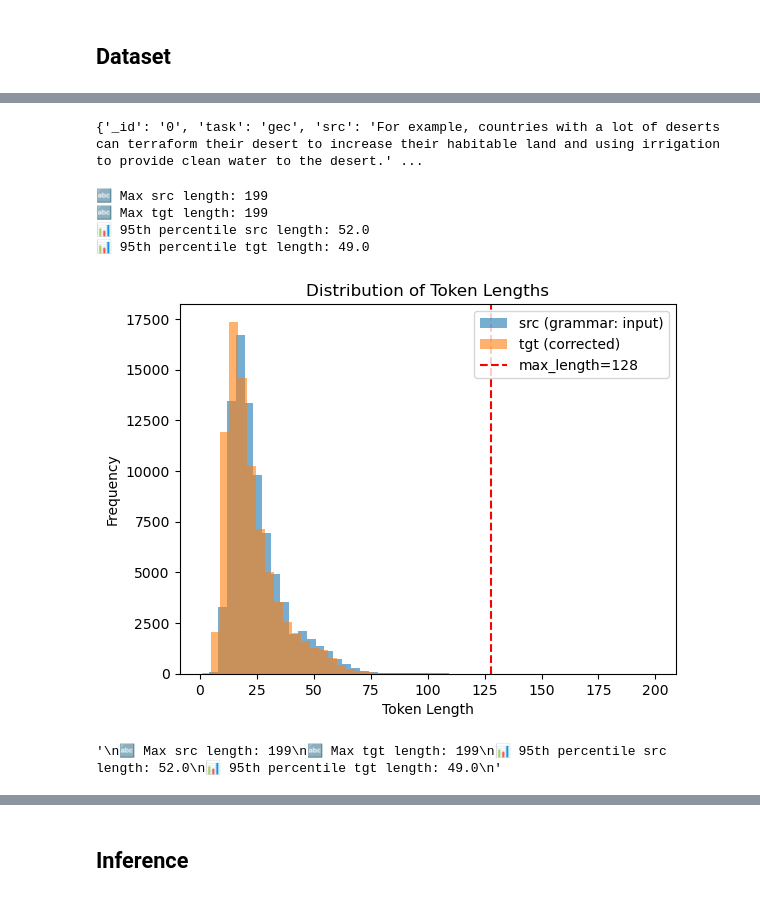
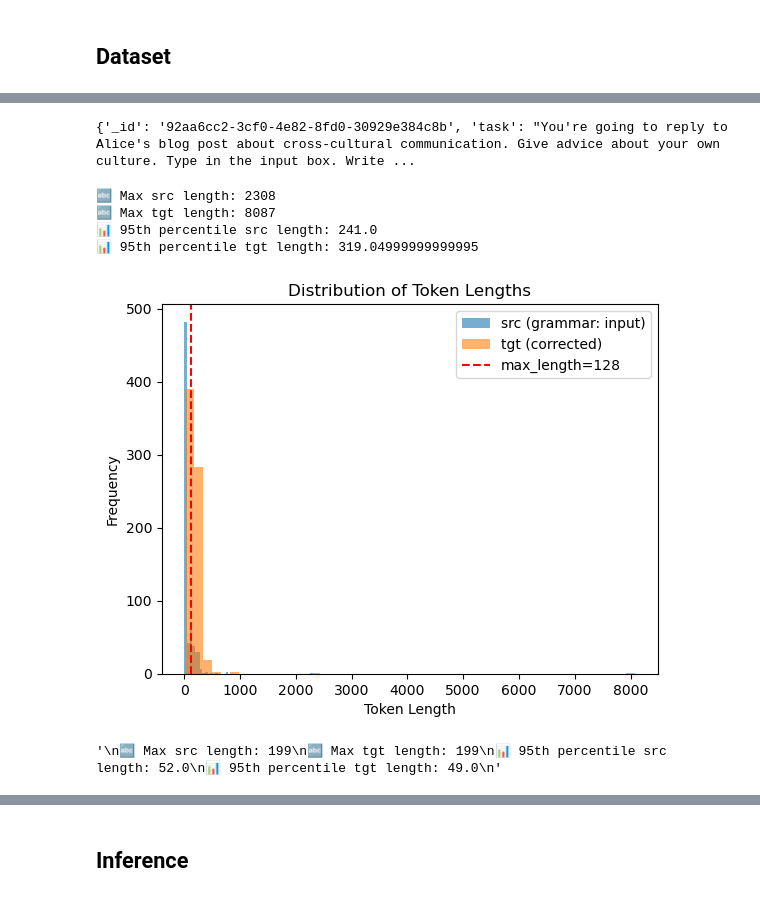
Before and after one commit to kamelnebhi/llm_fine_tuning, a Jupyter notebook: slm/gec_fine_tuning/t5_trainer.ipynb, the cells around one changed output, grey strips where cells are left out. Saved outputs shown, nothing was run; the diff lists cells and outputs as text; code cells hidden in the pictures.

```diff
--- a/slm/gec_fine_tuning/t5_trainer.ipynb
+++ b/slm/gec_fine_tuning/t5_trainer.ipynb
@@ -112,0 +117,5 @@ Inference time: 0.415 seconds
+# %%
+df = pd.read_csv("writing_corrections_2024-12-17_17_23_54_n=1000.csv")
+# %%
+df = df[["writing_id", "activity_instructions", "writing_content", "corrected_writing"]]
+df.head()
@@ -112,0 +129,24 @@ Inference time: 0.415 seconds
+# %%
+from datasets import Dataset, DatasetDict
+
+from datasets import Dataset, DatasetDict
+
+df_hf = df.rename(columns={
+    "writing_id": "_id",
+    "activity_instructions": "task",
+    "writing_content": "src",
+    "corrected_writing": "tgt"
+})
+
+dataset = Dataset.from_pandas(df_hf, preserve_index=False)
+
+split1 = dataset.train_test_split(test_size=0.3, seed=42)  # 70% train, 30% remaining
+split2 = split1['test'].train_test_split(test_size=0.5, seed=42)  # 15% val, 15% test
+
+ds_ft = DatasetDict({
+    "train": split1['train'],
+    "validation": split2['train'],
+    "test": split2['test']
+})
+
+print(ds_ft)
@@ -170,46 +218,46 @@ def fix(example):
     return example
 
 # Apply the cleaning function
-ds["train"] = ds["train"].map(fix)
+ds_ft["train"] = ds_ft["train"].map(fix)
 # %%
-print(ds["train"][0])
+print(ds_ft["train"][0])
 # %% [output]
-{'_id': '0', 'task': 'gec', 'src': 'For example, countries with a lot of deserts can terraform their desert to increase their habitable land and using irrigation to provide clean water to the desert.' ...
+{'_id': '92aa6cc2-3cf0-4e82-8fd0-30929e384c8b', 'task': "You're going to reply to Alice's blog post about cross-cultural communication. Give advice about your own culture. Type in the input box. Write ...
 # %%
 import numpy as np
 import matplotlib.pyplot as plt
 
 # Calculate lengths
-src_lengths = [len(tokenizer.encode("grammar: " + x["src"])) for x in ds["train"]]
-tgt_lengths = [len(tokenizer.encode(x["tgt"])) for x in ds["train"]]
+src_lengths = [len(tokenizer.encode("grammar: " + x["src"])) for x in ds_ft["train"]]
+tgt_lengths = [len(tokenizer.encode(x["tgt"])) for x in ds_ft["train"]]
 
 # Stats
 print(f"🔤 Max src length: {max(src_lengths)}")
 print(f"🔤 Max tgt length: {max(tgt_lengths)}")
 print(f"📊 95th percentile src length: {np.percentile(src_lengths, 95)}")
 print(f"📊 95th percentile tgt length: {np.percentile(tgt_lengths, 95)}")
 
 # Optional: Plot histograms
 plt.hist(src_lengths, bins=50, alpha=0.6, label='src (grammar: input)')
 plt.hist(tgt_lengths, bins=50, alpha=0.6, label='tgt (corrected)')
 plt.axvline(128, color='red', linestyle='--', label='max_length=128')
 plt.xlabel('Token Length')
 plt.ylabel('Frequency')
 plt.legend()
 plt.title('Distribution of Token Lengths')
 plt.show()
 
 """
 🔤 Max src length: 199
 🔤 Max tgt length: 199
 📊 95th percentile src length: 52.0
 📊 95th percentile tgt length: 49.0
 """
 # %% [output]
-🔤 Max src length: 199
-🔤 Max tgt length: 199
-📊 95th percentile src length: 52.0
-📊 95th percentile tgt length: 49.0
+🔤 Max src length: 2308
+🔤 Max tgt length: 8087
+📊 95th percentile src length: 241.0
+📊 95th percentile tgt length: 319.04999999999995
-[figure, old version]
+[figure, new version]
 '\n🔤 Max src length: 199\n🔤 Max tgt length: 199\n📊 95th percentile src length: 52.0\n📊 95th percentile tgt length: 49.0\n'
 # %%
```
Also changed, not shown: parts of 12 cells of this notebook, 1 other file.
